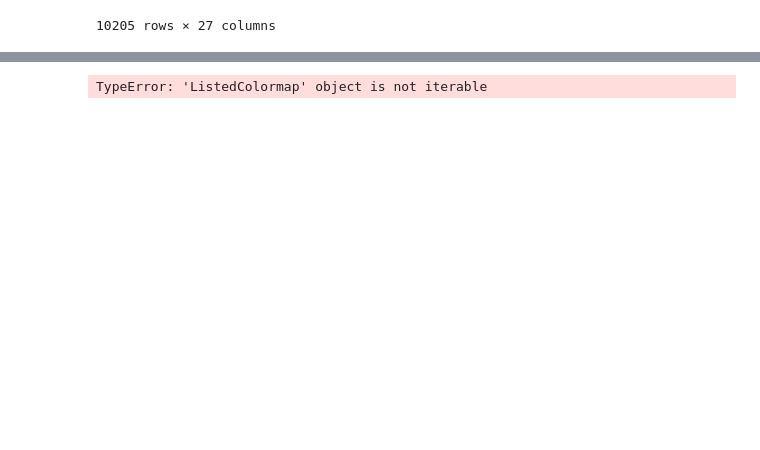
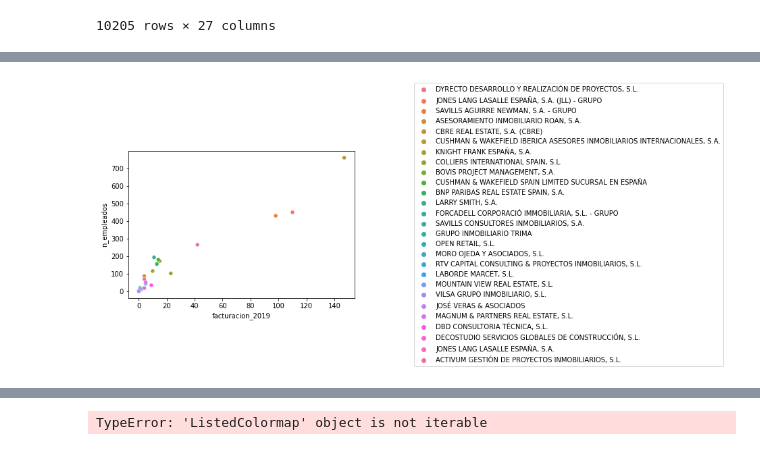
Before and after one commit to pfernancanete/Triente-Final-Project, a Jupyter notebook: Notebooks/Pruebas SQL.ipynb, the cells around one changed output, grey strips where cells are left out. Saved outputs shown, nothing was run; the diff lists cells and outputs as text; code cells hidden in the pictures; blank space fills up the shorter version.

```diff
--- a/Notebooks/Pruebas SQL.ipynb
+++ b/Notebooks/Pruebas SQL.ipynb
@@ -304,0 +359,9 @@ grafico_barras_fact_empl()
+# %%
+def scatter(columna1, columna2, columna3, dats):
+    scatter = sns.scatterplot(x=columna1, y=columna2, hue = columna3, data=dats)
+    scatter.legend(loc='center left', bbox_to_anchor=(1.25, 0.5), ncol=1)
+    scatter.figure.savefig('scatter.png')
+# %%
+scatter('facturacion_2019', 'n_empleados', 'nombre_empresa', dats)
+# %% [output]
+[figure, added]
```
Also changed, not shown: parts of 12 cells of this notebook, 22 other files.
